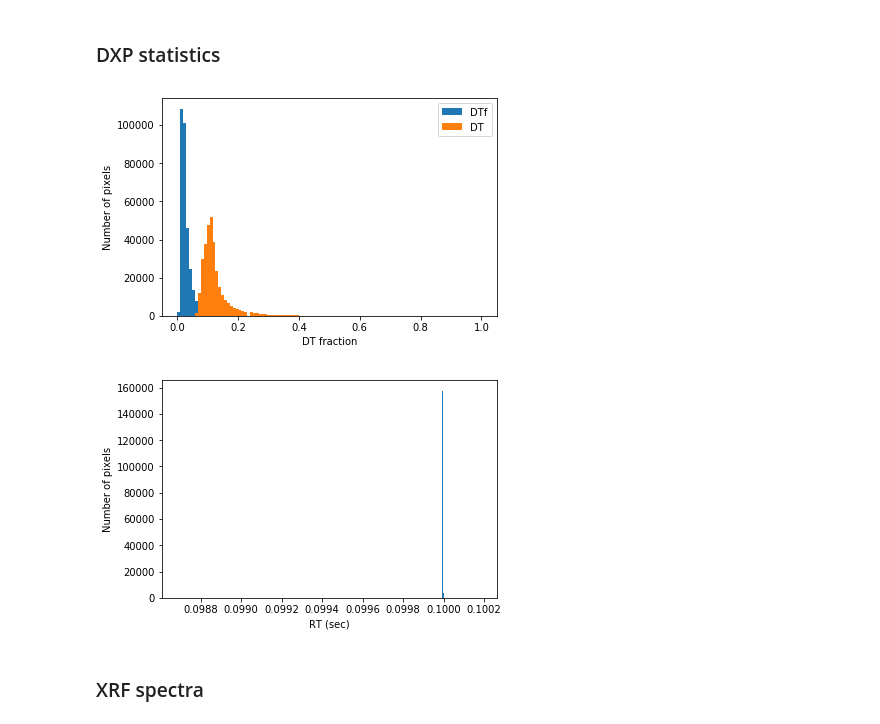
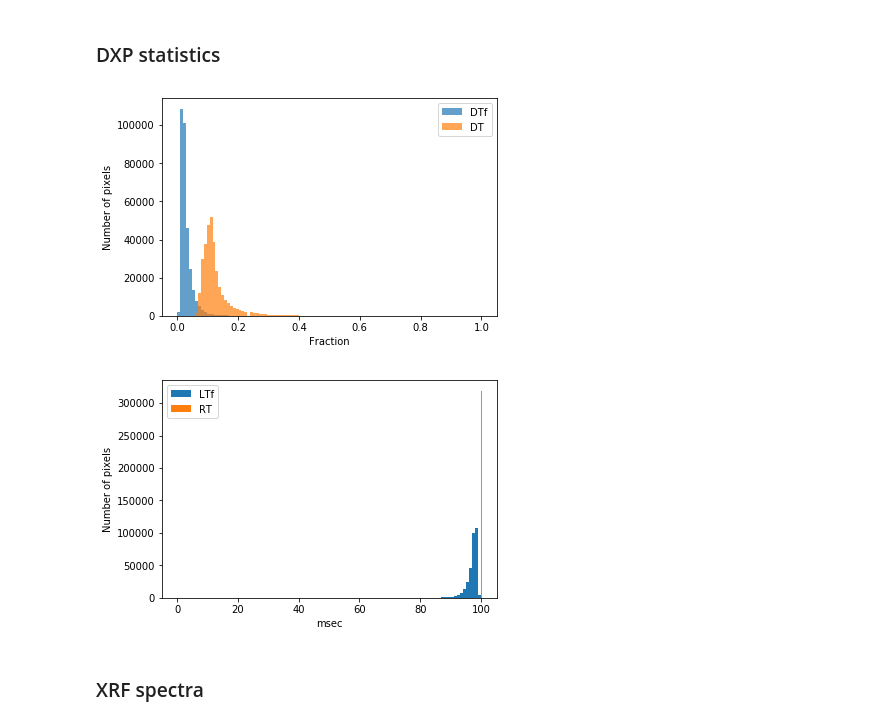
Before and after one commit to woutdenolf/spectrocrunch, a Jupyter notebook: doc/source/tutorials/xia.ipynb, the cells around one changed output. Cells and saved outputs as stored; diff of their text form; code cells hidden in the pictures.

```diff
--- a/doc/source/tutorials/xia.ipynb
+++ b/doc/source/tutorials/xia.ipynb
@@ -304,41 +313,44 @@ from spectrocrunch.math.distributions import plothistogram
 xiaimage.onlyicrocr(False)
 
 stats = xiaimage.stats.astype(float)
 EVENTS = stats[...,xiaimage.STEVT,0]
 ICR = stats[...,xiaimage.STICR,0]
 OCR = stats[...,xiaimage.STOCR,0]
 LTf = stats[...,xiaimage.STLT,0]/1000
 DT = stats[...,xiaimage.STDT,0]/100
 
 with np.errstate(divide='ignore', invalid='ignore'):
     RT = EVENTS/OCR
     DT2 = (ICR-OCR)/ICR
 mask = ICR==0
 LTf[mask] = 0.1
 RT[mask] = 0.1
 DT2[mask] = 1
 np.testing.assert_array_almost_equal(DT, DT2, decimal=2)
 
 with np.errstate(divide='ignore', invalid='ignore'):
     DTf = (RT-LTf)/RT
 b = LTf==0
 DTf[b] = 1
 
-tmp = plothistogram(*np.histogram(DTf,bins=100),label='DTf')
-tmp = plothistogram(*np.histogram(DT,bins=100),label='DT')
+tmp = plothistogram(*np.histogram(DTf,bins=100),alpha=0.7,label='DTf')
+tmp = plothistogram(*np.histogram(DT,bins=100),alpha=0.7,label='DT')
 ax = plt.gca()
-tmp = ax.set_xlabel('DT fraction')
+tmp = ax.set_xlabel('Fraction')
 tmp = ax.set_ylabel('Number of pixels')
-plt.legend()
+tmp = ax.legend()
+#tmp = ax.set_yscale('log')
 
 plt.figure()
-tmp = plothistogram(*np.histogram(RT,bins=1000),label='RT')
+tmp = plothistogram(*np.histogram(LTf*1000,bins=100),label='LTf')
+tmp = plothistogram(*np.histogram(RT*1000,bins=5),label='RT')
 ax = plt.gca()
-tmp = ax.set_xlabel('RT (sec)')
+tmp = ax.set_xlabel('msec')
 tmp = ax.set_ylabel('Number of pixels')
+tmp = ax.legend()
 # %% [output]
-[figure, old version]
+[figure, new version]
-[figure, old version]
+[figure, new version]
 # %% [markdown]
 ### XRF spectra
 # %%
```
Also changed, not shown: parts of 17 cells of this notebook, 4 other files.
